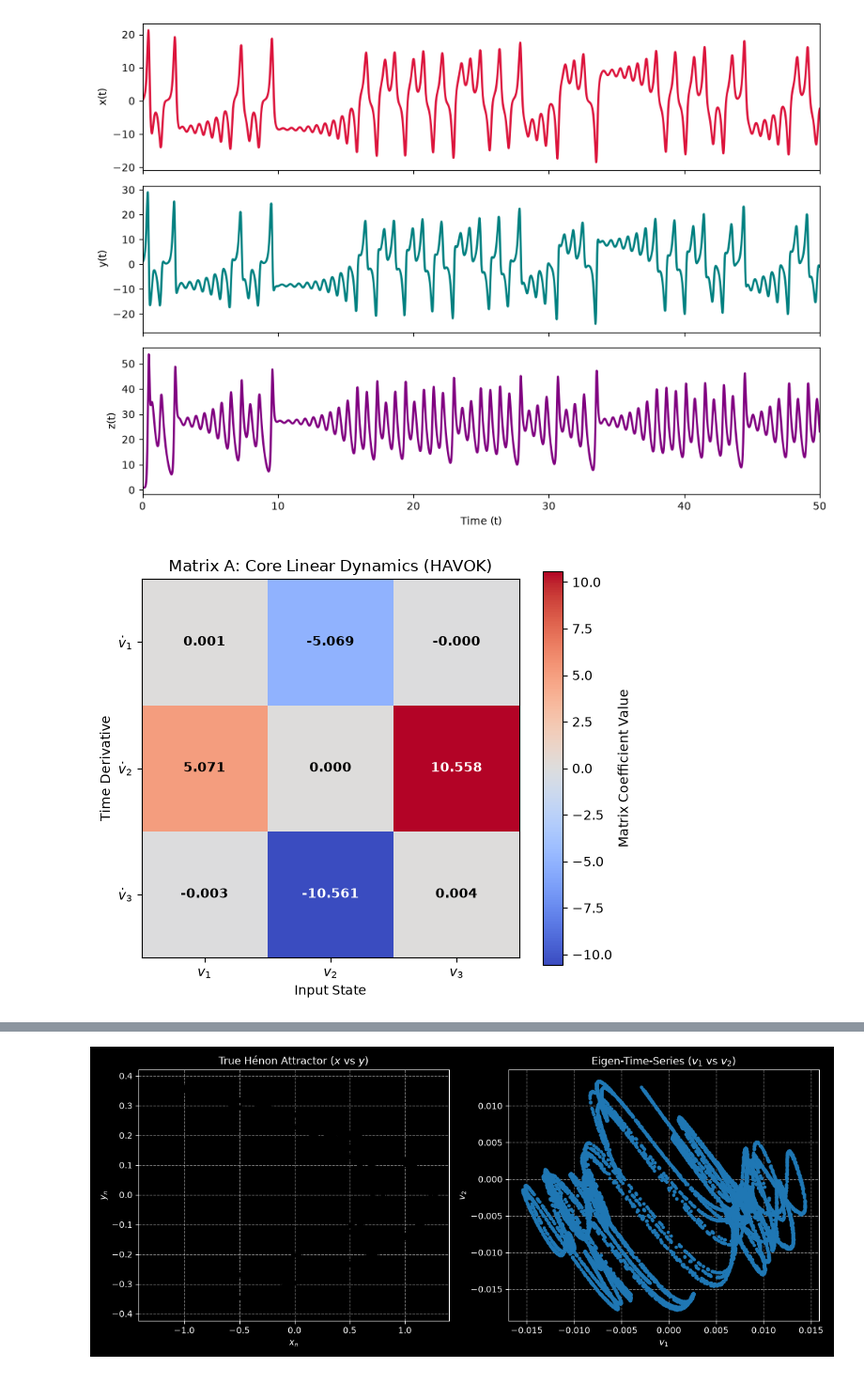
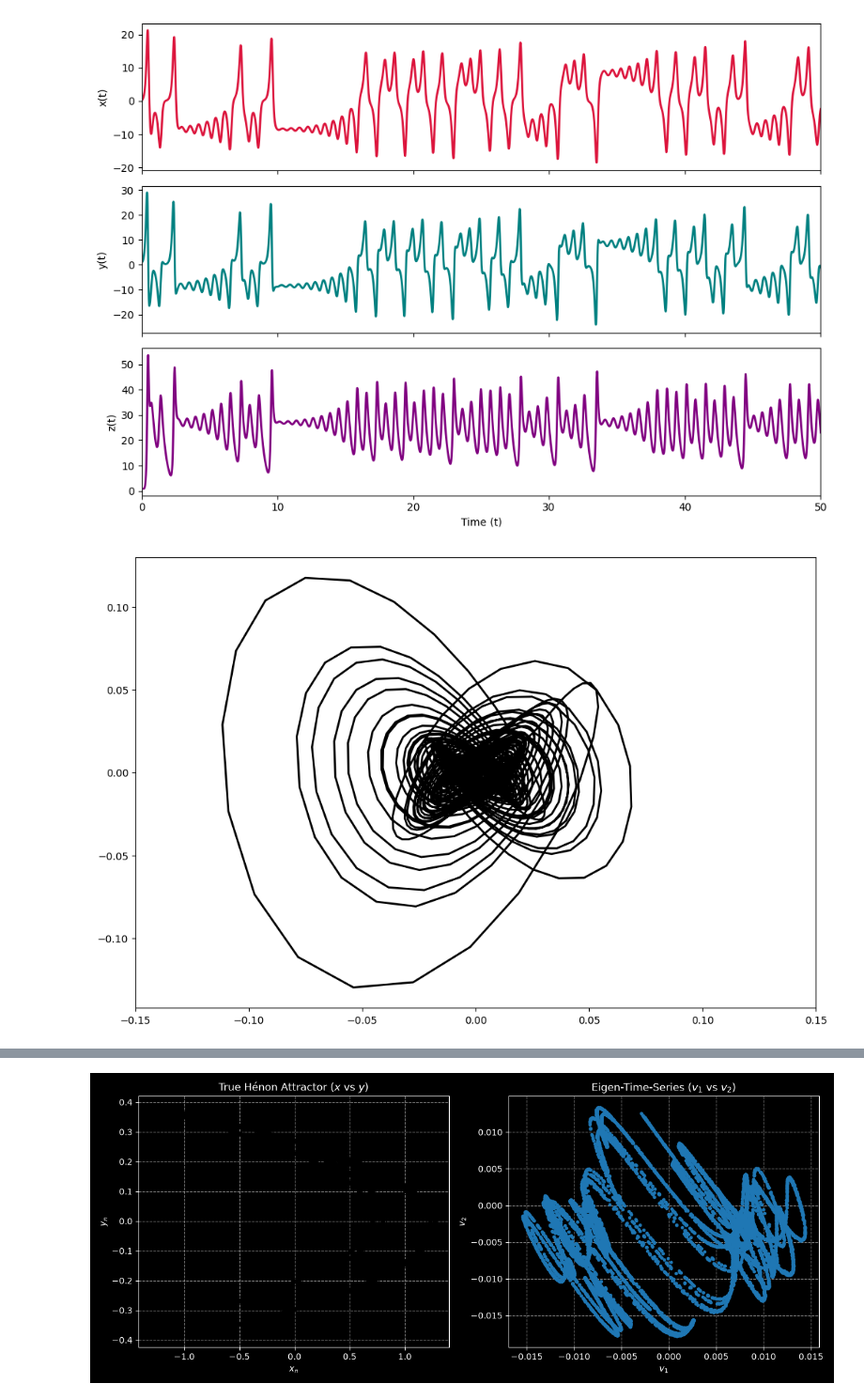
Before and after one commit to Izzathawari/PINN-dynamic-system, a Jupyter notebook: discrete_pinn/hankel_analysis.ipynb, the cells around one changed output, grey strips where cells are left out. Shown at 94% size. Drawn from its saved outputs; the diff is of its cells as text; code cells hidden in the pictures.

```diff
--- a/discrete_pinn/hankel_analysis.ipynb
+++ b/discrete_pinn/hankel_analysis.ipynb
@@ -121,25 +121,6 @@ def build_havok_linear_model(V_trunc, dt):
 
     return A, B
 
-
-
-
-
-x,y,z,timestep = plot_lorentz()
-
-U,s,V = create_Hankel(m_dim=8, n_dim=5000, x=x)
-U_trunc,s_trunc,V_trunc = trunc_Hankel(U,s,V,4)
-
-
-
-
-
-print(f"Shape of U matrix: {U.shape}\n Shape of s matrix: {s.shape} \n Shape of V matrix: {V.shape}")
-
-# Call the function using the dt=0.01 from your Lorenz generator
-dt = 0.01
-A, B = build_havok_linear_model(V_trunc, dt)
-
 def plot_matrix_A_heatmap(A):
     """
     Plots the linear dynamics matrix A as an annotated heatmap.
@@ -170,13 +151,18 @@ def plot_matrix_A_heatmap(A):
     plt.tight_layout()
     plt.show()
 
-# Call the function using your previously generated matrix A
-plot_matrix_A_heatmap(A)
 
-print(f"Matrix A shape: {A.shape} (Should be 3x3)")
-print(f"Matrix B shape: {B.shape} (Should be 3x1)")
-print("\nMatrix A:\n", A)
-print("\nMatrix B:\n", B)
+
+x,y,z,timestep = plot_lorentz()
+U,s,V = create_Hankel(m_dim=8, n_dim=5000, x=x)
+U_trunc,s_trunc,V_trunc = trunc_Hankel(U,s,V,4)
+
+plt.figure(figsize=(12,8))
+plt.plot(V[2, :],V[3,:], color= "black", lw=2)
+# plt.ylim(-0.15, 0.15)
+plt.xlim(-0.15, 0.15)
+
+plt.show()
 # %% [output]
 Original Hankel Matrix Shape: (8, 5000)
 U Matrix Shape : (8, 8)
@@ -191,2 +174,2 @@ Shape of U matrix: (8, 8)
-[figure, old version]
+[figure, new version]
-[figure, old version]
+[figure, new version]
```
Also changed, not shown: parts of 1 cell of this notebook, 7 other files.
